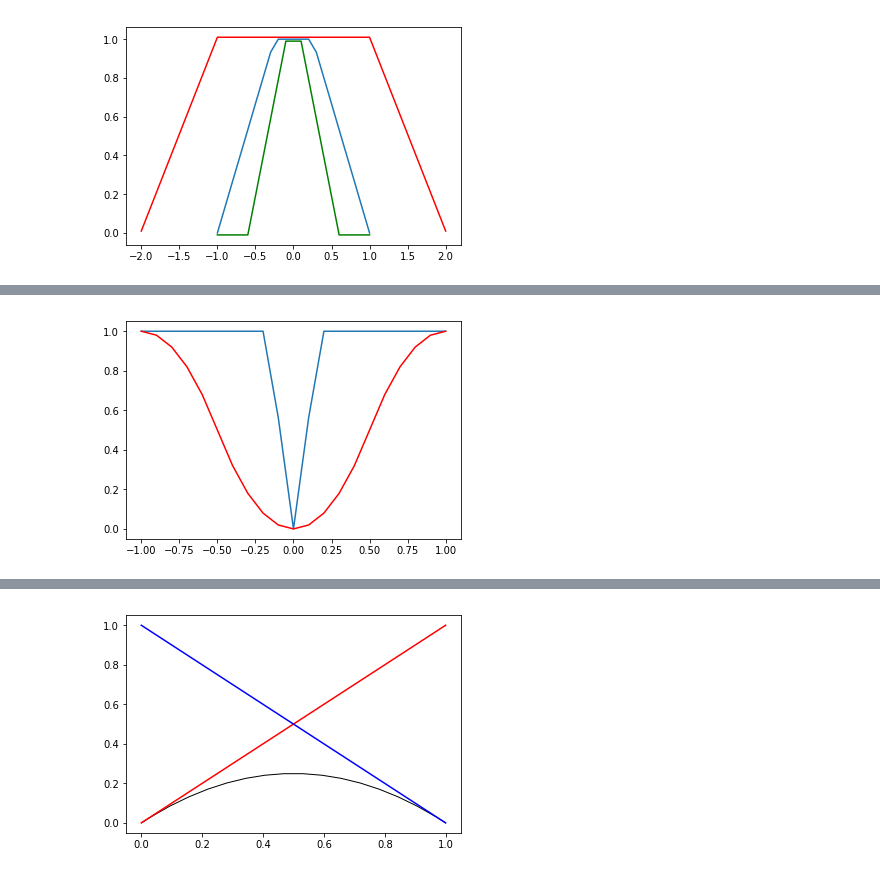
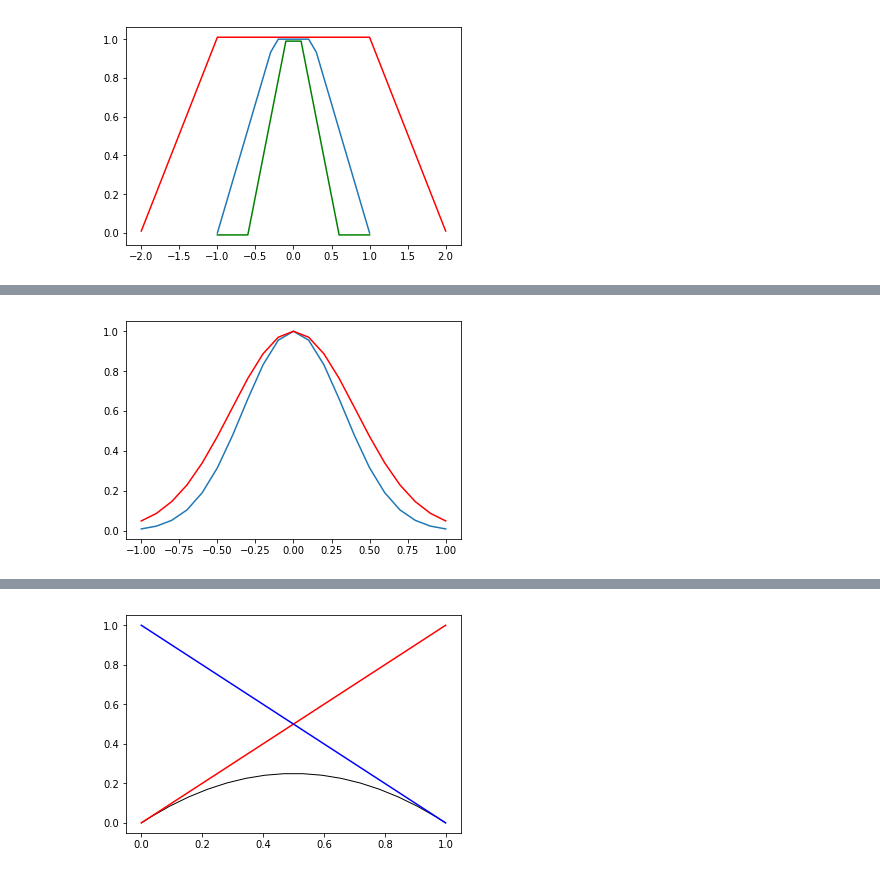
Before and after one commit to westonb7/BlendScripts, a Jupyter notebook: blendSample.ipynb, the cells around one changed output, grey strips where cells are left out. Saved outputs shown, nothing was run; the diff lists cells and outputs as text; code cells hidden in the pictures.

```diff
--- a/blendSample.ipynb
+++ b/blendSample.ipynb
@@ -115,34 +200,35 @@ plt.show()
 # %%
-# Plot and display tests results of the blend1() funciton
+# Plot and display tests results of the blend3() funciton
 
 out = []
 i = np.linspace(-1,1,21)
 for x in range(len(i)):
-    b = blend1(i[x],u,s)
+    b = blend3(i[x],u,s)
     out.append((round(i[x],3), round(b,3)))
 
 yCoord = []
 xCoord = []
 
 for i in range(len(out)):
     xCoord.append(out[i][0])
-    yCoord.append(out[i][1])
+    yCoord.append(1-out[i][1])
 plt.plot(xCoord, yCoord)
 
 out = []
 i = np.linspace(-1,1,21)
 for x in range(len(i)):
-    b = blend1(i[x])
+    b = blend3(i[x])
     out.append((round(i[x],3), round(b,3)))
 
 yCoord = []
 xCoord = []
 
 for i in range(len(out)):
     xCoord.append(out[i][0])
-    yCoord.append(out[i][1])
+    yCoord.append(1-out[i][1])
 plt.plot(xCoord, yCoord, color='red')
 
+
 plt.show()
 # %% [output]
-[figure, old version]
+[figure, new version]
```
Also changed, not shown: parts of 12 cells of this notebook.
